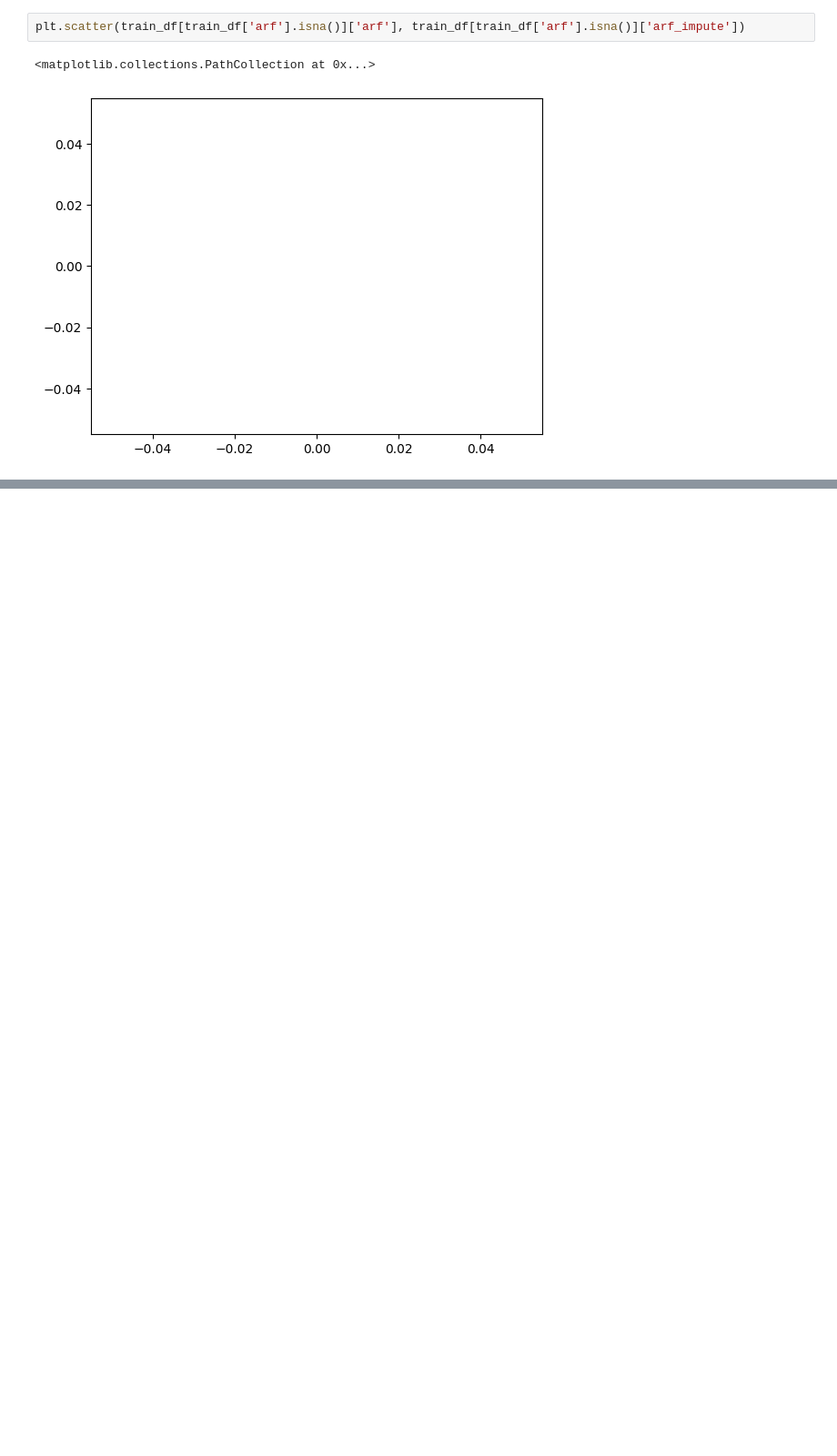
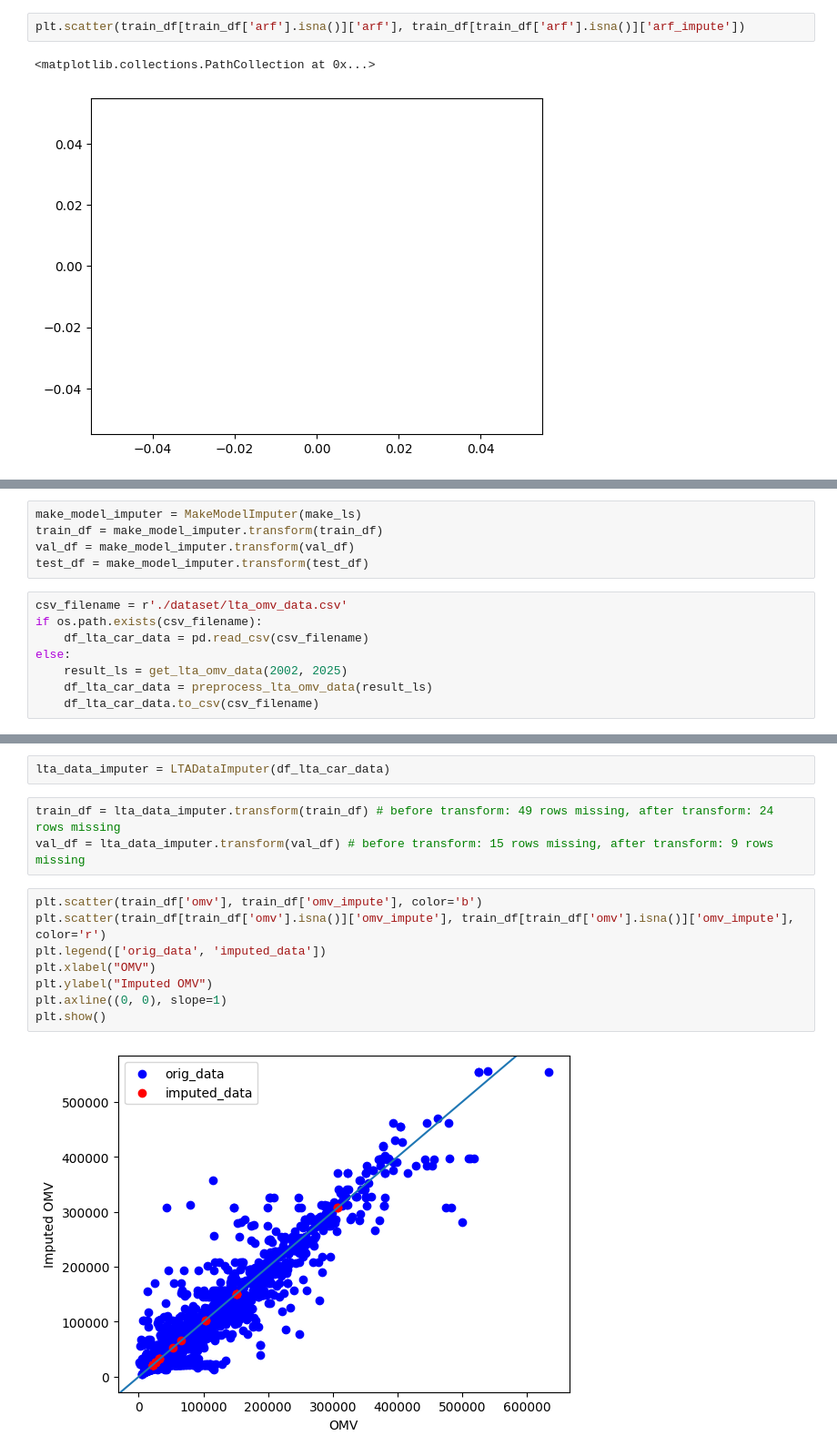
Before and after one commit to melloo21/CS5228_project, a Jupyter notebook: imputation_sanity_check_example.ipynb, the cells around one changed output, grey strips where cells are left out. Shown at 91% size. Drawn from its saved outputs; the diff is of its cells as text; blank space fills up the shorter version.

```diff
--- a/imputation_sanity_check_example.ipynb
+++ b/imputation_sanity_check_example.ipynb
@@ -178,0 +195,13 @@ plt.scatter(train_df[train_df['arf'].isna()]['arf'], train_df[train_df['arf'].is
+# %%
+make_model_imputer = MakeModelImputer(make_ls)
+train_df = make_model_imputer.transform(train_df)
+val_df = make_model_imputer.transform(val_df)
+test_df = make_model_imputer.transform(test_df)
+# %%
+csv_filename = r'./dataset/lta_omv_data.csv'
+if os.path.exists(csv_filename):
+    df_lta_car_data = pd.read_csv(csv_filename)
+else:
+    result_ls = get_lta_omv_data(2002, 2025)
+    df_lta_car_data = preprocess_lta_omv_data(result_ls)
+    df_lta_car_data.to_csv(csv_filename)
@@ -178,0 +250,15 @@ plt.scatter(train_df[train_df['arf'].isna()]['arf'], train_df[train_df['arf'].is
+# %%
+lta_data_imputer = LTADataImputer(df_lta_car_data)
+# %%
+train_df = lta_data_imputer.transform(train_df) # before transform: 49 rows missing, after transform: 24 rows missing
+val_df = lta_data_imputer.transform(val_df) # before transform: 15 rows missing, after transform: 9 rows missing
+# %%
+plt.scatter(train_df['omv'], train_df['omv_impute'], color='b')
+plt.scatter(train_df[train_df['omv'].isna()]['omv_impute'], train_df[train_df['omv'].isna()]['omv_impute'], color='r')
+plt.legend(['orig_data', 'imputed_data'])
+plt.xlabel("OMV")
+plt.ylabel("Imputed OMV")
+plt.axline((0, 0), slope=1)
+plt.show()
+# %% [output]
+[figure, added]
```
Also changed, not shown: parts of 5 cells of this notebook, 3 other files.
